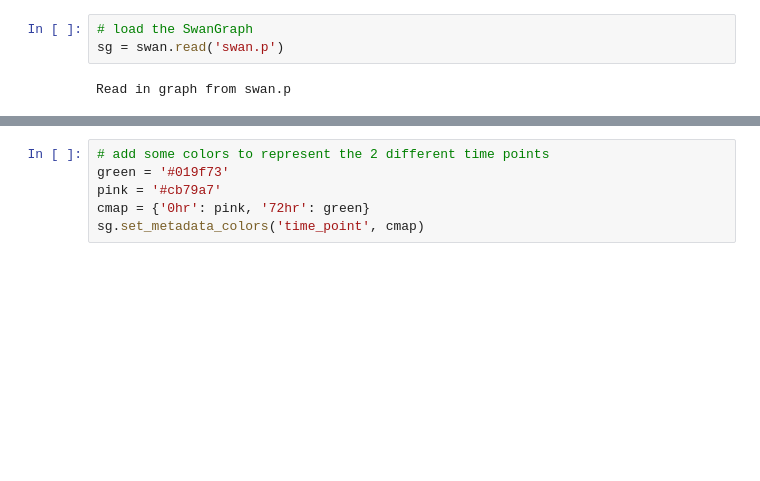
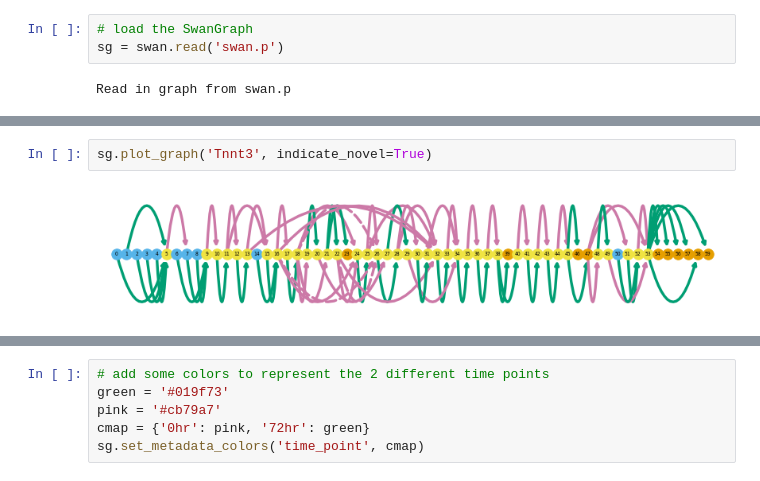
Before and after one commit to fairliereese/210830_ucd_workshop, a Jupyter notebook: swan.ipynb, the cells around one changed output, grey strips where cells are left out. Drawn from its saved outputs; the diff is of its cells as text; blank space fills up the shorter version.

```diff
--- a/swan.ipynb
+++ b/swan.ipynb
@@ -63,0 +113,4 @@ Read in graph from swan.p
+# %%
+sg.plot_graph('Tnnt3', indicate_novel=True)
+# %% [output]
+[figure, added]
```
Also changed, not shown: parts of 48 cells of this notebook.
